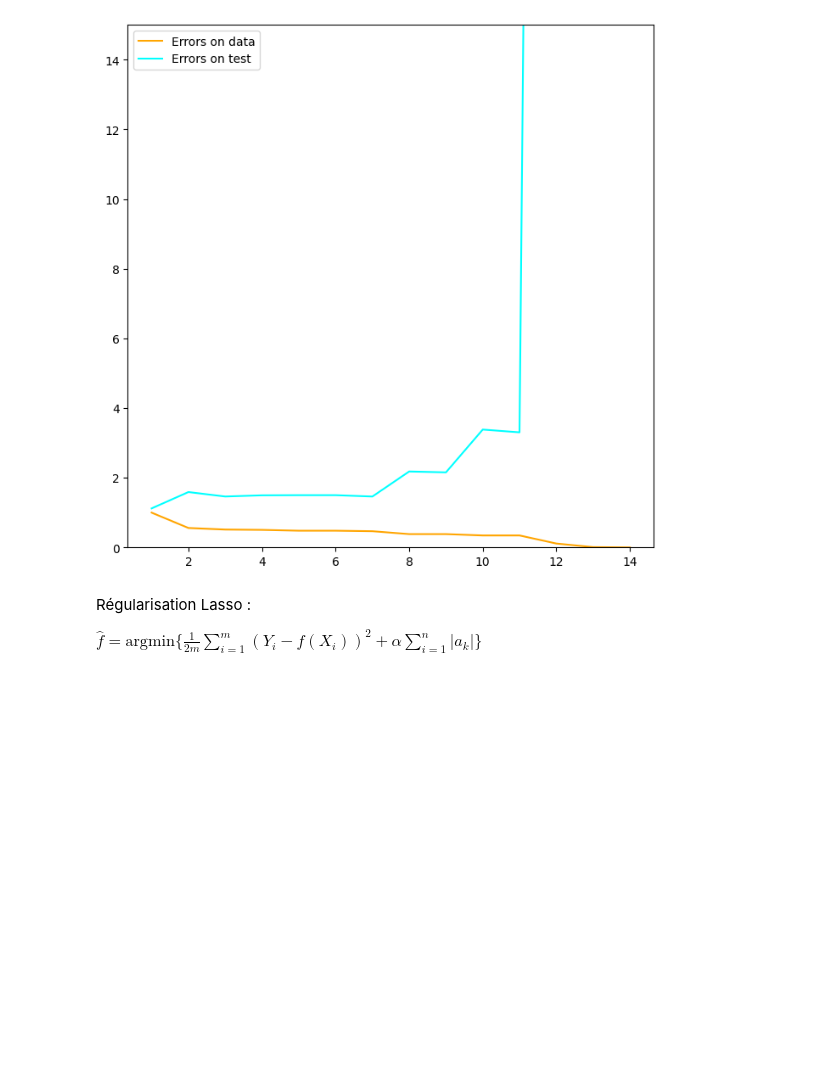
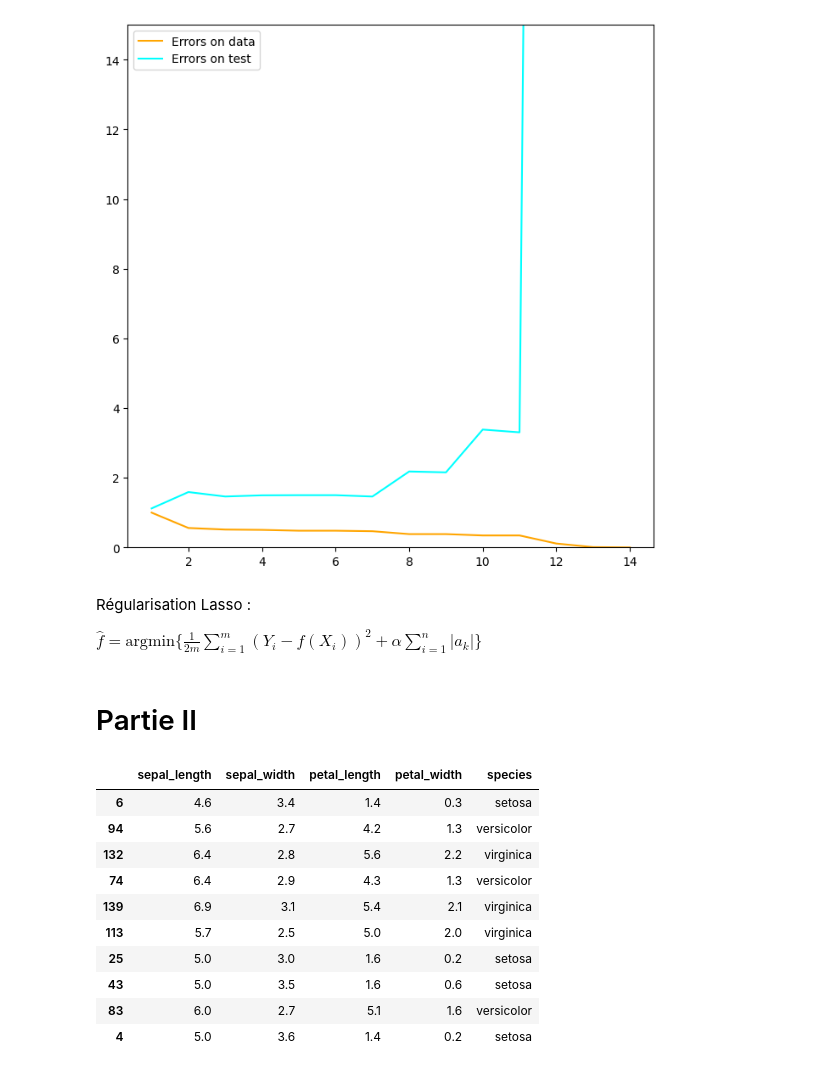
Before and after one commit to AugustinCablant/Learning-ML, a Jupyter notebook: TP_ENSAE_2A/TP1.ipynb, the cells around one changed output. Drawn from its saved outputs; the diff is of its cells as text; code cells hidden in the pictures; blank space fills up the shorter version.

```diff
--- a/TP_ENSAE_2A/TP1.ipynb
+++ b/TP_ENSAE_2A/TP1.ipynb
@@ -222,3 +228,20 @@ Régularisation Lasso :
 $ \hat{f} = \text{argmin} \{ \frac{1}{2m} \displaystyle \sum _{i=1} ^m (Y_i - f(X_i) )^2 + \alpha \displaystyle \sum _{i=1} ^n |a_k| \}$
 # %%
 f = Lasso(0.1)
+# %% [markdown]
+# Partie II
+# %%
+iris = sns.load_dataset("iris")
+iris.sample(10)
+# %% [output]
+|  | sepal_length | sepal_width | petal_length | petal_width | species |
+| 6 | 4.6 | 3.4 | 1.4 | 0.3 | setosa |
+| 94 | 5.6 | 2.7 | 4.2 | 1.3 | versicolor |
+| 132 | 6.4 | 2.8 | 5.6 | 2.2 | virginica |
+| 74 | 6.4 | 2.9 | 4.3 | 1.3 | versicolor |
+| 139 | 6.9 | 3.1 | 5.4 | 2.1 | virginica |
+| 113 | 5.7 | 2.5 | 5.0 | 2.0 | virginica |
+| 25 | 5.0 | 3.0 | 1.6 | 0.2 | setosa |
+| 43 | 5.0 | 3.5 | 1.6 | 0.6 | setosa |
+| 83 | 6.0 | 2.7 | 5.1 | 1.6 | versicolor |
+| 4 | 5.0 | 3.6 | 1.4 | 0.2 | setosa |
```
Also changed, not shown: parts of 12 cells of this notebook.
